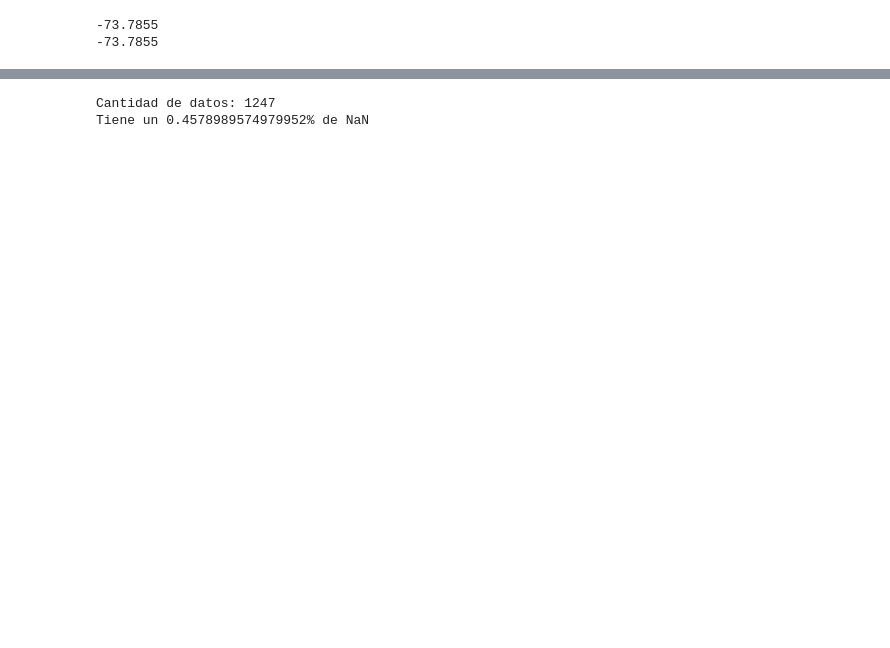
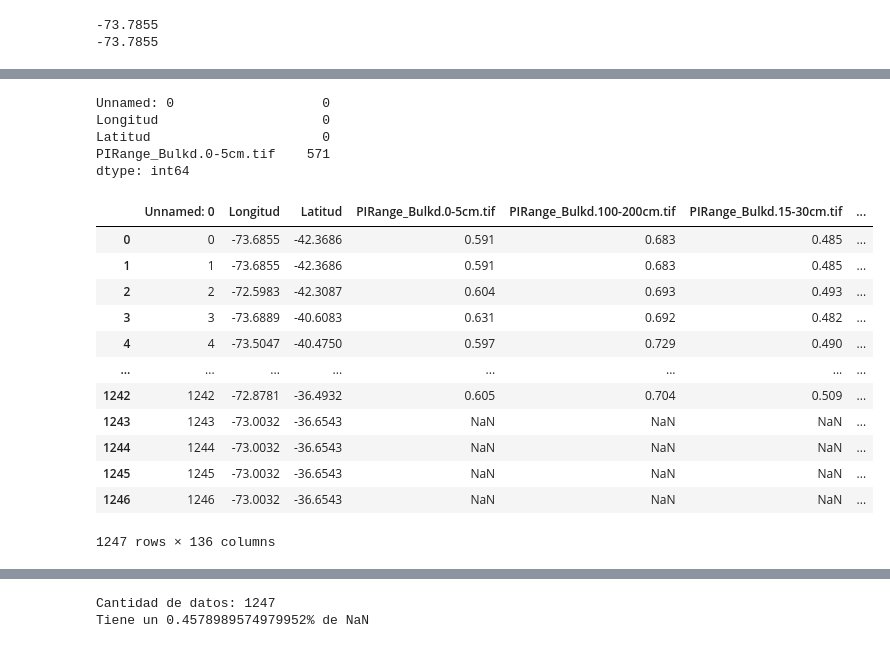
Before and after one commit to ManuelLabbe/script_geotiff_data_extraction, a Jupyter notebook: eda.ipynb, the cells around one changed output, grey strips where cells are left out. Cells and saved outputs as stored; diff of their text form; code cells hidden in the pictures; blank space fills up the shorter version.

```diff
--- a/eda.ipynb
+++ b/eda.ipynb
@@ -216,0 +355,26 @@ Error index 74628 is out of bounds for axis 1 with size 9891
+# %%
+pd.read_csv('tif_data_nan_function').isna().sum()
+# %% [output]
+Unnamed: 0                   0
+Longitud                     0
+Latitud                      0
+PIRange_Bulkd.0-5cm.tif    571
+dtype: int64
+# %%
+import pandas as pd
+pd.read_csv('tif_data_0_1').isna().sum()
+pd.read_csv('tif_data_0_1')
+# %% [output]
+|  | Unnamed: 0 | Longitud | Latitud | PIRange_Bulkd.0-5cm.tif | PIRange_Bulkd.100-200cm.tif | PIRange_Bulkd.15-30cm.tif | ... |
+| 0 | 0 | -73.6855 | -42.3686 | 0.591 | 0.683 | 0.485 | ... |
+| 1 | 1 | -73.6855 | -42.3686 | 0.591 | 0.683 | 0.485 | ... |
+| 2 | 2 | -72.5983 | -42.3087 | 0.604 | 0.693 | 0.493 | ... |
+| 3 | 3 | -73.6889 | -40.6083 | 0.631 | 0.692 | 0.482 | ... |
+| 4 | 4 | -73.5047 | -40.4750 | 0.597 | 0.729 | 0.490 | ... |
+| ... | ... | ... | ... | ... | ... | ... | ... |
+| 1242 | 1242 | -72.8781 | -36.4932 | 0.605 | 0.704 | 0.509 | ... |
+| 1243 | 1243 | -73.0032 | -36.6543 | NaN | NaN | NaN | ... |
+| 1244 | 1244 | -73.0032 | -36.6543 | NaN | NaN | NaN | ... |
+| 1245 | 1245 | -73.0032 | -36.6543 | NaN | NaN | NaN | ... |
+| 1246 | 1246 | -73.0032 | -36.6543 | NaN | NaN | NaN | ... |
+1247 rows × 136 columns
```
Also changed, not shown: parts of 26 cells of this notebook.
